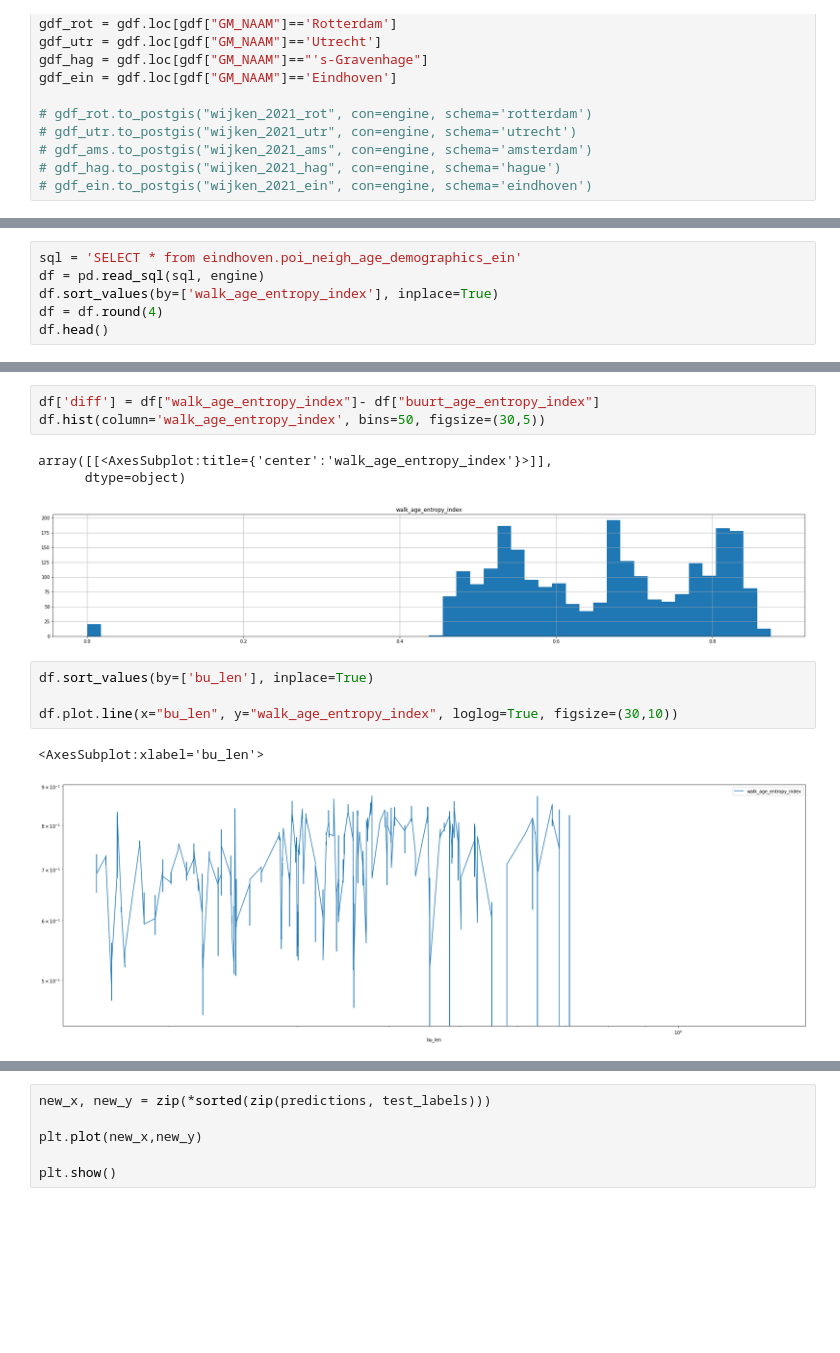
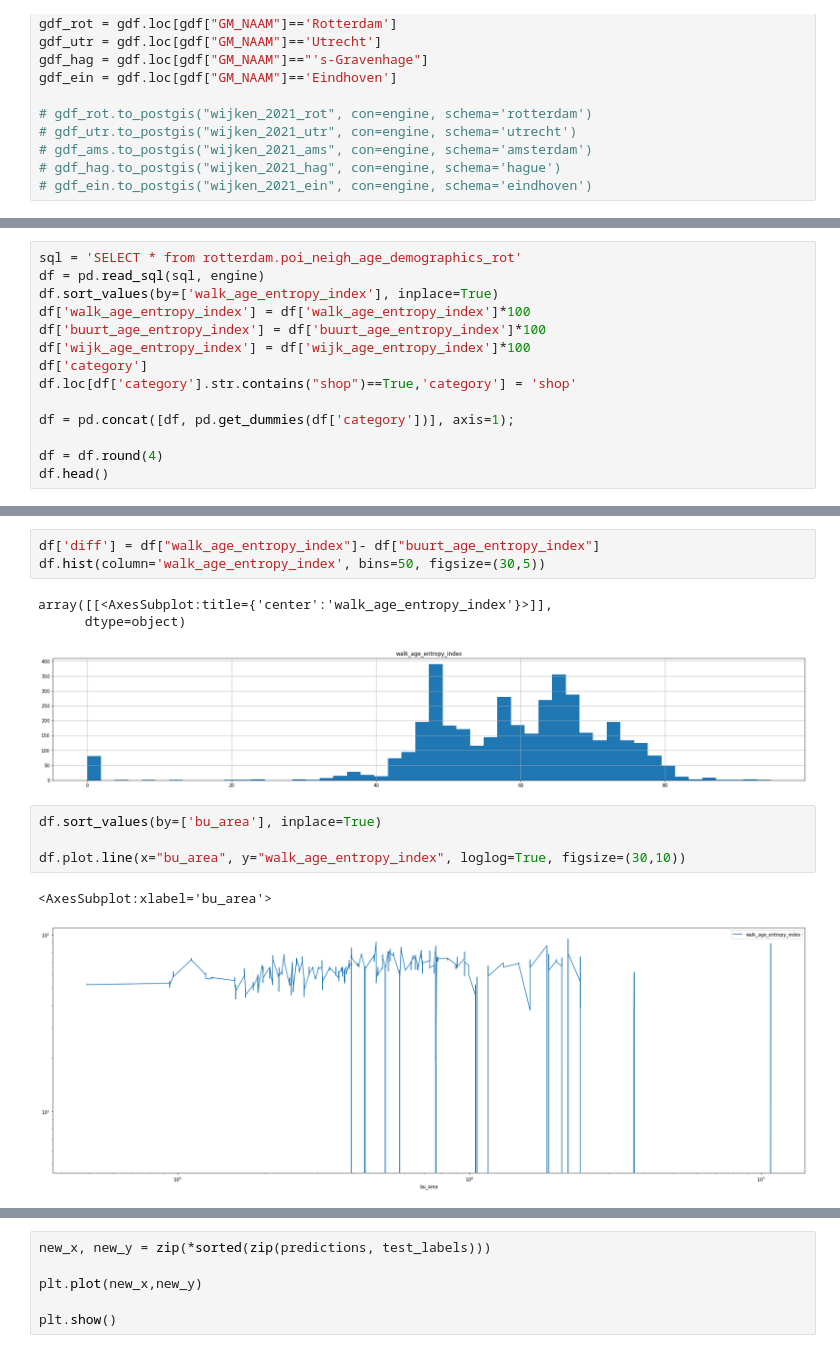
Before and after one commit to MiliasV/coaccessibility, a Jupyter notebook: notebooks/exploration.ipynb, the cells around one changed output, grey strips where cells are left out. Drawn from its saved outputs; the diff is of its cells as text; blank space fills up the shorter version.

```diff
--- a/notebooks/exploration.ipynb
+++ b/notebooks/exploration.ipynb
@@ -52,7 +77,15 @@ gdf_ein = gdf.loc[gdf["GM_NAAM"]=='Eindhoven']
 # %%
-sql = 'SELECT * from eindhoven.poi_neigh_age_demographics_ein'
+sql = 'SELECT * from rotterdam.poi_neigh_age_demographics_rot'
 df = pd.read_sql(sql, engine)
 df.sort_values(by=['walk_age_entropy_index'], inplace=True)
+df['walk_age_entropy_index'] = df['walk_age_entropy_index']*100
+df['buurt_age_entropy_index'] = df['buurt_age_entropy_index']*100
+df['wijk_age_entropy_index'] = df['wijk_age_entropy_index']*100
+df['category']
+df.loc[df['category'].str.contains("shop")==True,'category'] = 'shop'
+
+df = pd.concat([df, pd.get_dummies(df['category'])], axis=1);
+
 df = df.round(4)
 df.head()
 # %% [output]
@@ -73,11 +219,11 @@ df.hist(column='walk_age_entropy_index', bins=50, figsize=(30,5))
 # %% [output]
 array([[<AxesSubplot:title={'center':'walk_age_entropy_index'}>]],
       dtype=object)
-[figure, old version]
+[figure, new version]
 # %%
-df.sort_values(by=['bu_len'], inplace=True)
+df.sort_values(by=['bu_area'], inplace=True)
 
-df.plot.line(x="bu_len", y="walk_age_entropy_index", loglog=True, figsize=(30,10))
+df.plot.line(x="bu_area", y="walk_age_entropy_index", loglog=True, figsize=(30,10))
 # %% [output]
-<AxesSubplot:xlabel='bu_len'>
+<AxesSubplot:xlabel='bu_area'>
-[figure, old version]
+[figure, new version]
```
Also changed, not shown: parts of 19 cells of this notebook.
